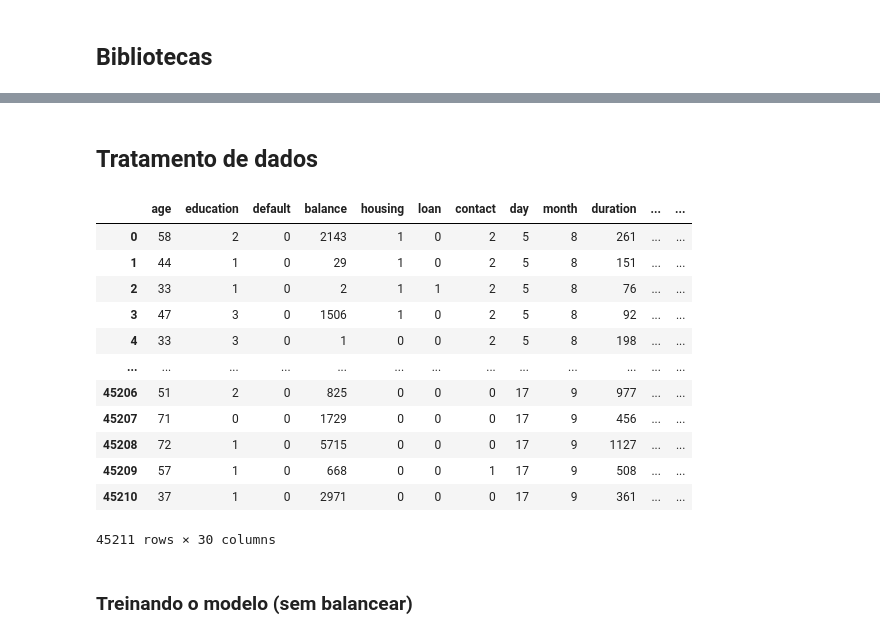
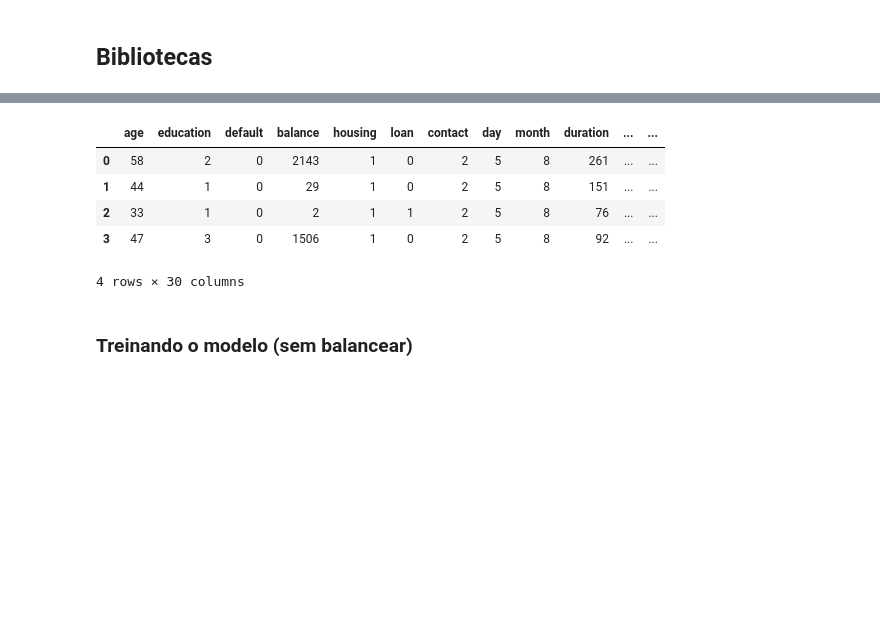
Before and after one commit to dev-daniel-amorim/DS-Balanceamento_de_classes, a Jupyter notebook: Balanceamento de classes.ipynb, the cells around one changed output, grey strips where cells are left out. Cells and saved outputs as stored; diff of their text form; code cells hidden in the pictures; blank space fills up the shorter version.

```diff
--- a/Balanceamento de classes.ipynb
+++ b/Balanceamento de classes.ipynb
@@ -65,33 +38,24 @@ dtype: int64
-# %% [markdown]
-## Tratamento de dados
 # %%
 cols = ['education', 'default',  'housing',
        'loan', 'contact', 'month', 'poutcome', 'Target']
 # Aplicando LabelEncoder para coluna facebook (0 ou 1)
 for col in cols:
     encoder = LabelEncoder().fit(df[col])
     df[col] = encoder.transform(df[col])
 
 # Aplicando One-hot encoder para as demais colunas (usando get_dummies)
 col_dummies = ['job', 'marital']
 
 
 df = pd.get_dummies(df, columns = col_dummies)
-display(df)
+df.head(4)
 # %% [output]
 |  | age | education | default | balance | housing | loan | contact | day | month | duration | ... | ... |
 | 0 | 58 | 2 | 0 | 2143 | 1 | 0 | 2 | 5 | 8 | 261 | ... | ... |
 | 1 | 44 | 1 | 0 | 29 | 1 | 0 | 2 | 5 | 8 | 151 | ... | ... |
 | 2 | 33 | 1 | 0 | 2 | 1 | 1 | 2 | 5 | 8 | 76 | ... | ... |
 | 3 | 47 | 3 | 0 | 1506 | 1 | 0 | 2 | 5 | 8 | 92 | ... | ... |
-| 4 | 33 | 3 | 0 | 1 | 0 | 0 | 2 | 5 | 8 | 198 | ... | ... |
-| ... | ... | ... | ... | ... | ... | ... | ... | ... | ... | ... | ... | ... |
-| 45206 | 51 | 2 | 0 | 825 | 0 | 0 | 0 | 17 | 9 | 977 | ... | ... |
-| 45207 | 71 | 0 | 0 | 1729 | 0 | 0 | 0 | 17 | 9 | 456 | ... | ... |
-| 45208 | 72 | 1 | 0 | 5715 | 0 | 0 | 0 | 17 | 9 | 1127 | ... | ... |
-| 45209 | 57 | 1 | 0 | 668 | 0 | 0 | 1 | 17 | 9 | 508 | ... | ... |
-| 45210 | 37 | 1 | 0 | 2971 | 0 | 0 | 0 | 17 | 9 | 361 | ... | ... |
-45211 rows × 30 columns
+4 rows × 30 columns
 # %% [markdown]
 ### Treinando o modelo (sem balancear)
 # %%
```
Also changed, not shown: parts of 51 cells of this notebook.
